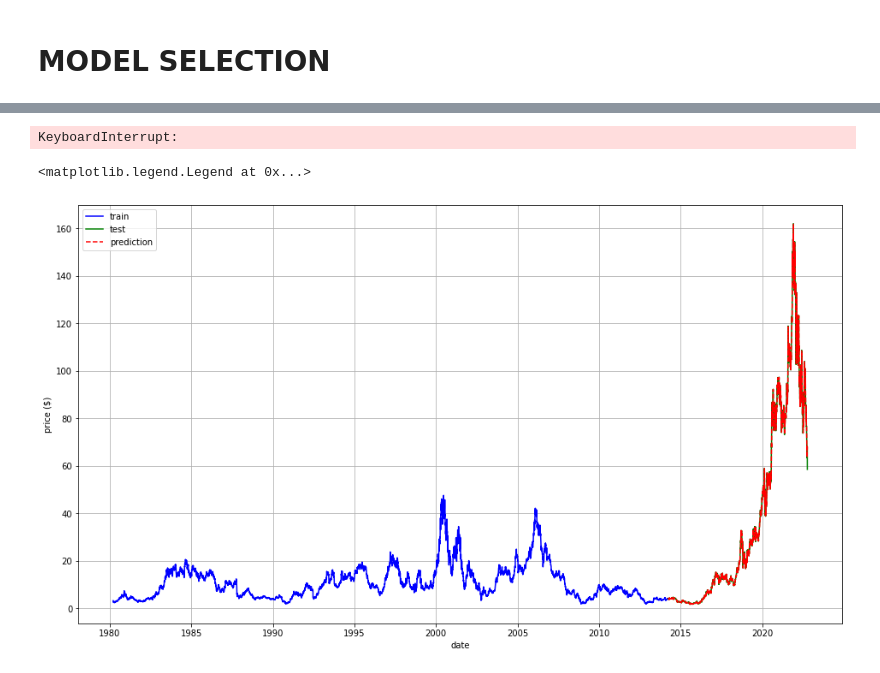
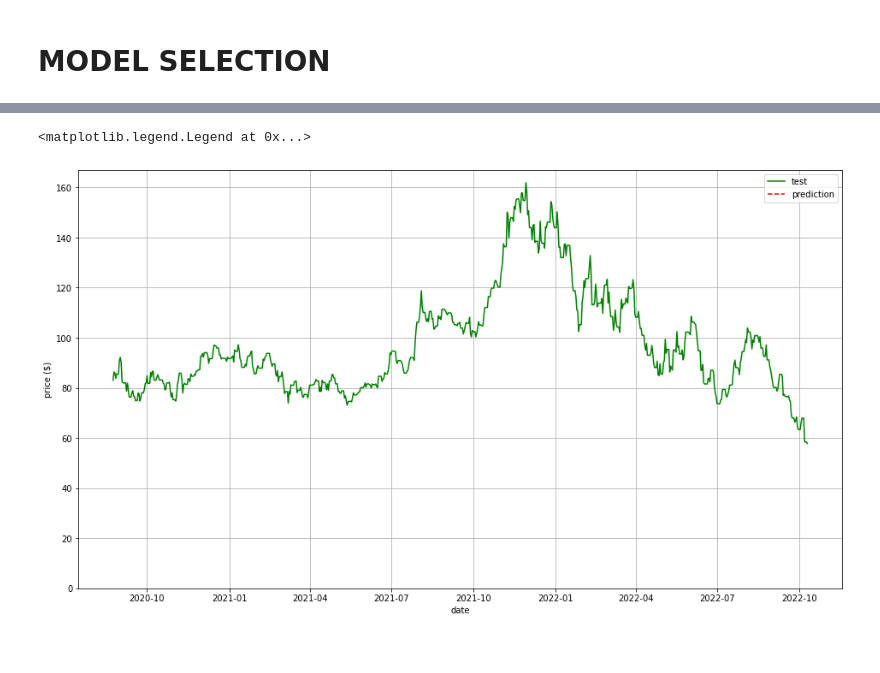
Before and after one commit to RAZMOKEUR/StockPricePrediction, a Jupyter notebook: server/AI.ipynb, the cells around one changed output, grey strips where cells are left out. Drawn from its saved outputs; the diff is of its cells as text; code cells hidden in the pictures.

```diff
--- a/server/AI.ipynb
+++ b/server/AI.ipynb
@@ -22,6 +22,7 @@ con = sqlalchemy.create_engine(url)
 # read sql table
 
 def readDfSql(ticker):
+    ticker = ticker.lower()
     df = pd.read_sql(ticker,con,index_col='date')
     return df
 
@@ -140,7 +159,7 @@ plt.legend()
 # %%
 # train test split
 
-size = int(len(test)*0.8)
+size = int(len(test)*0.95)
 train_ds = test.close[:size]
 test_ds = test.close[size:]
 
@@ -161,7 +180,7 @@ plt.show()
 from statsmodels.tsa.arima.model import ARIMA
 
 
-model = ARIMA(test,order=(1,1,1))
+model = ARIMA(train_ds,order=(2,1,0))
 
 res = model.fit()
 
@@ -186,5 +205,5 @@ SARIMAX Results
 Warnings:
 [1] Covariance matrix calculated using the outer product of gradients (complex-step).
 # %%
-prediction = res.predict(start='2014-04-01')
-prediction
+prediction = res.predict()
+prediction = prediction[-1:-50]
@@ -205,33 +210,17 @@ Name: predicted_mean, Length: 2147, dtype: float64
-# %%
-history = [x for x in train_ds]
-model_predictions = []
-N_test_observations = len(test_ds)
-for time_point in range(N_test_observations):
-    model = ARIMA(history, order=(1,1,1))
-    model_fit = model.fit()
-    output = model_fit.forecast()
-    yhat = output[0]
-    model_predictions.append(yhat)
-    true_test_value = test_ds[time_point]
-    history.append(true_test_value)
-
-MSE_error = mean_squared_error(test_ds, model_predictions,squared=False)
-print('Root Mean Squared Error is {}'.format(MSE_error))
-# %% [output]
-KeyboardInterrupt:
 # %%
 plt.figure(figsize=(16,9))
-plt.plot(train_ds,c='blue',label='train')
+# plt.plot(train_ds,c='blue',label='train')
 plt.plot(test_ds,c='green',label='test')
 plt.plot(prediction,c='red',label='prediction',linestyle='dashed')
 plt.xlabel('date')
 plt.ylabel('price ($)')
 plt.grid()
+plt.ylim(0)
 
 plt.legend()
 # %% [output]
 <matplotlib.legend.Legend at 0x...>
-[figure, old version]
+[figure, new version]
 # %%
 # model evaluation
 
```
Also changed, not shown: parts of 17 cells of this notebook, 4 other files.
